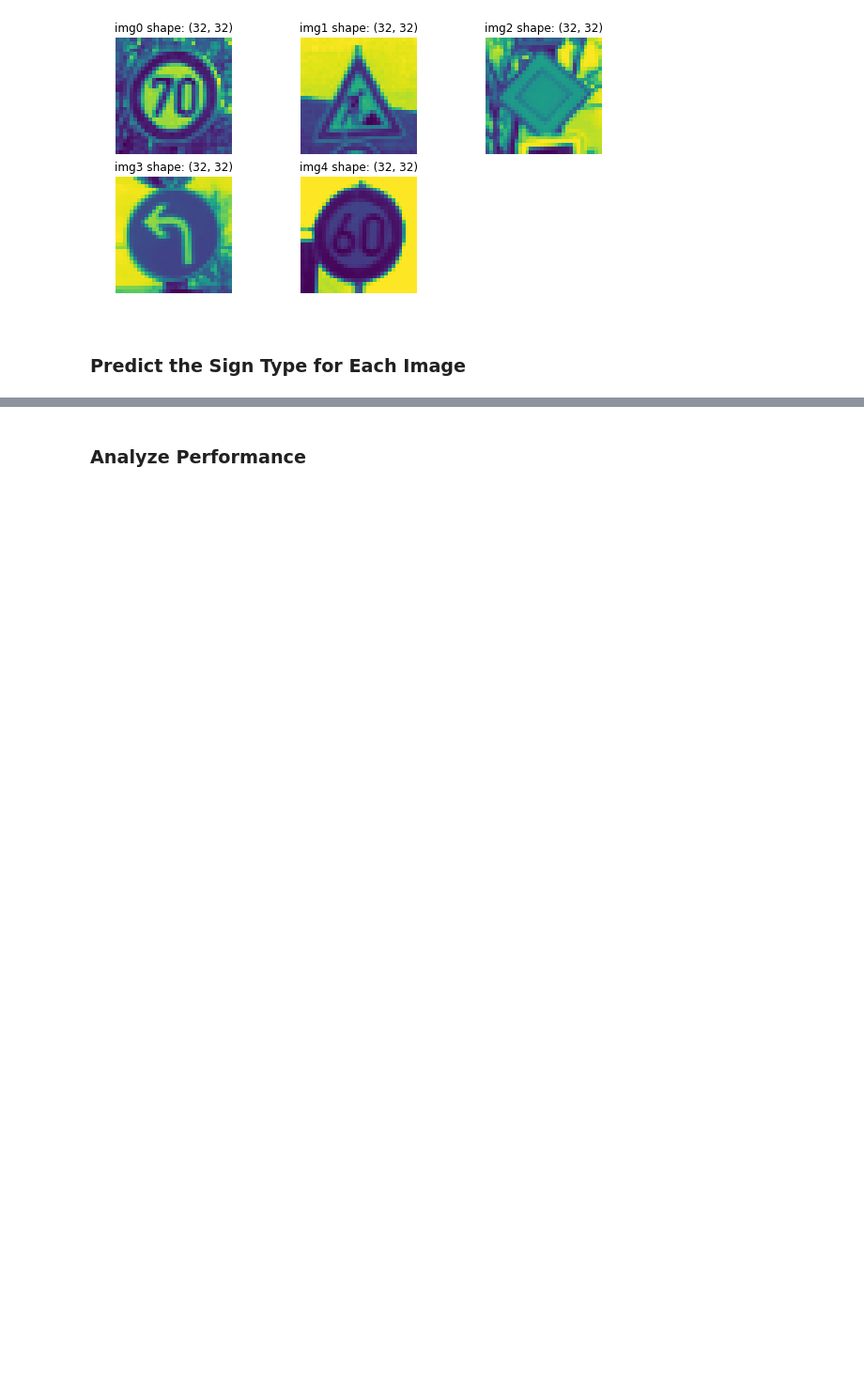
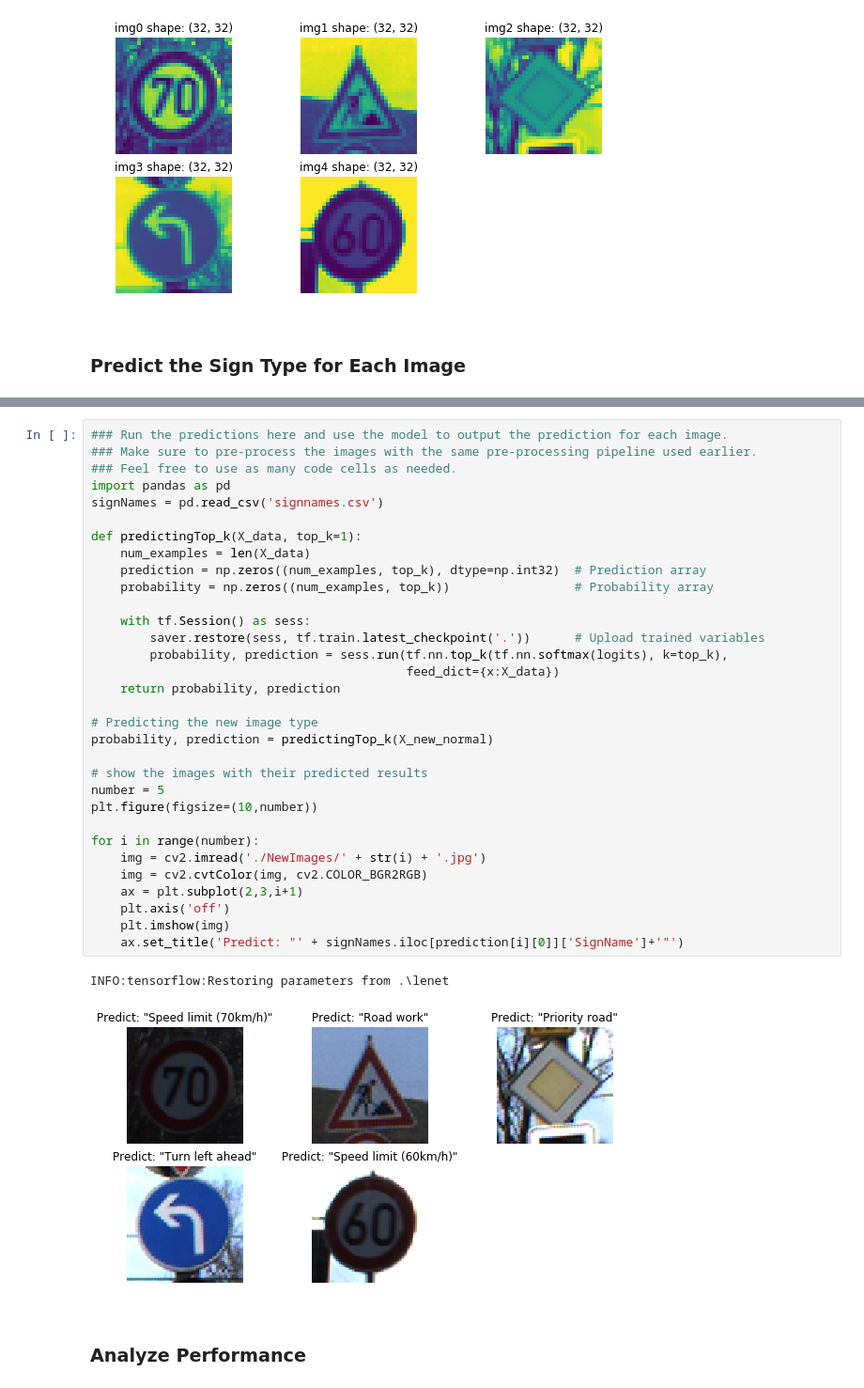
Before and after one commit to ghz1302/project, a Jupyter notebook: CarND-Traffic-Sign-Classifier-Project-master/Traffic_Sign_Classifier.ipynb, the cells around one changed output, grey strips where cells are left out. Shown: that part at 94% size. Cells and saved outputs as stored; diff of their text form; blank space fills up the shorter version.

```diff
--- a/CarND-Traffic-Sign-Classifier-Project-master/Traffic_Sign_Classifier.ipynb
+++ b/CarND-Traffic-Sign-Classifier-Project-master/Traffic_Sign_Classifier.ipynb
@@ -397,3 +353,38 @@ Test Set Accuracy = 0.974, Test Set Loss = 0.848
+# %%
+### Run the predictions here and use the model to output the prediction for each image.
+### Make sure to pre-process the images with the same pre-processing pipeline used earlier.
+### Feel free to use as many code cells as needed.
+import pandas as pd
+signNames = pd.read_csv('signnames.csv')
+
+def predictingTop_k(X_data, top_k=1):
+    num_examples = len(X_data)
+    prediction = np.zeros((num_examples, top_k), dtype=np.int32)  # Prediction array
+    probability = np.zeros((num_examples, top_k))                 # Probability array
+
+    with tf.Session() as sess:
+        saver.restore(sess, tf.train.latest_checkpoint('.'))      # Upload trained variables
+        probability, prediction = sess.run(tf.nn.top_k(tf.nn.softmax(logits), k=top_k),
+                                           feed_dict={x:X_data})
+    return probability, prediction
+
+# Predicting the new image type
+probability, prediction = predictingTop_k(X_new_normal)
+
+# show the images with their predicted results
+number = 5
+plt.figure(figsize=(10,number))
+
+for i in range(number):
+    img = cv2.imread('./NewImages/' + str(i) + '.jpg')
+    img = cv2.cvtColor(img, cv2.COLOR_BGR2RGB)
+    ax = plt.subplot(2,3,i+1)
+    plt.axis('off')
+    plt.imshow(img)
+    ax.set_title('Predict: "' + signNames.iloc[prediction[i][0]]['SignName']+'"')
+# %% [output]
+INFO:tensorflow:Restoring parameters from .\lenet
+[figure, added]
 # %% [markdown]
 ### Analyze Performance
 # %%
```
Also changed, not shown: parts of 4 cells of this notebook.
